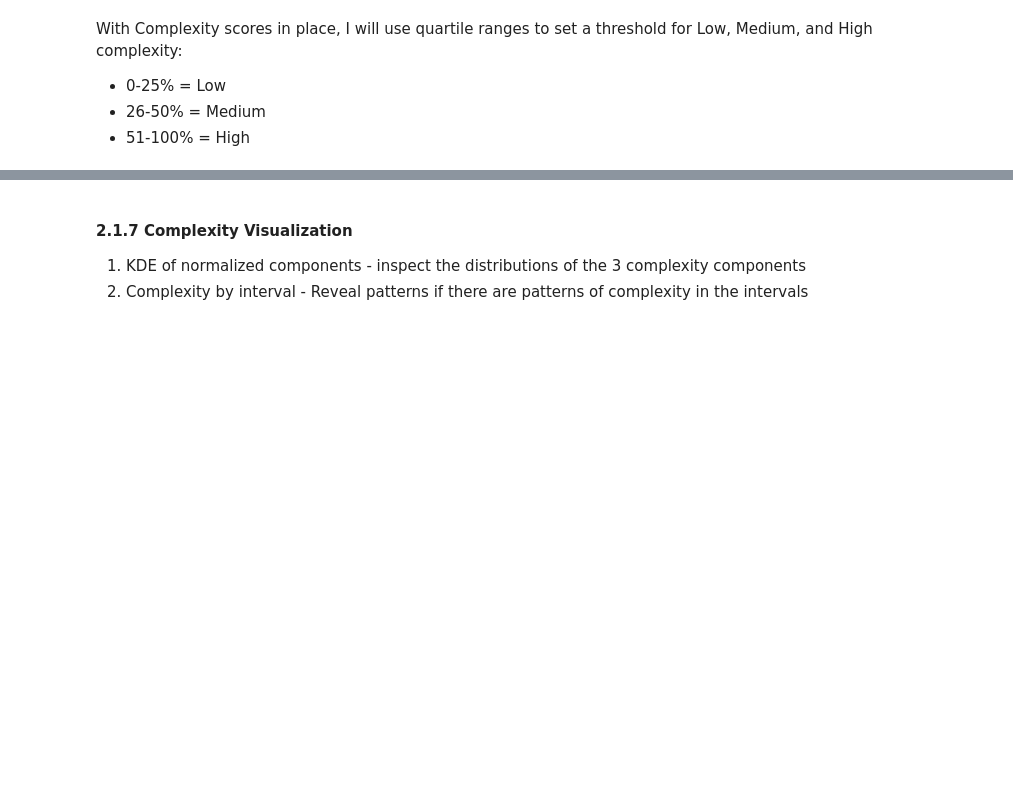
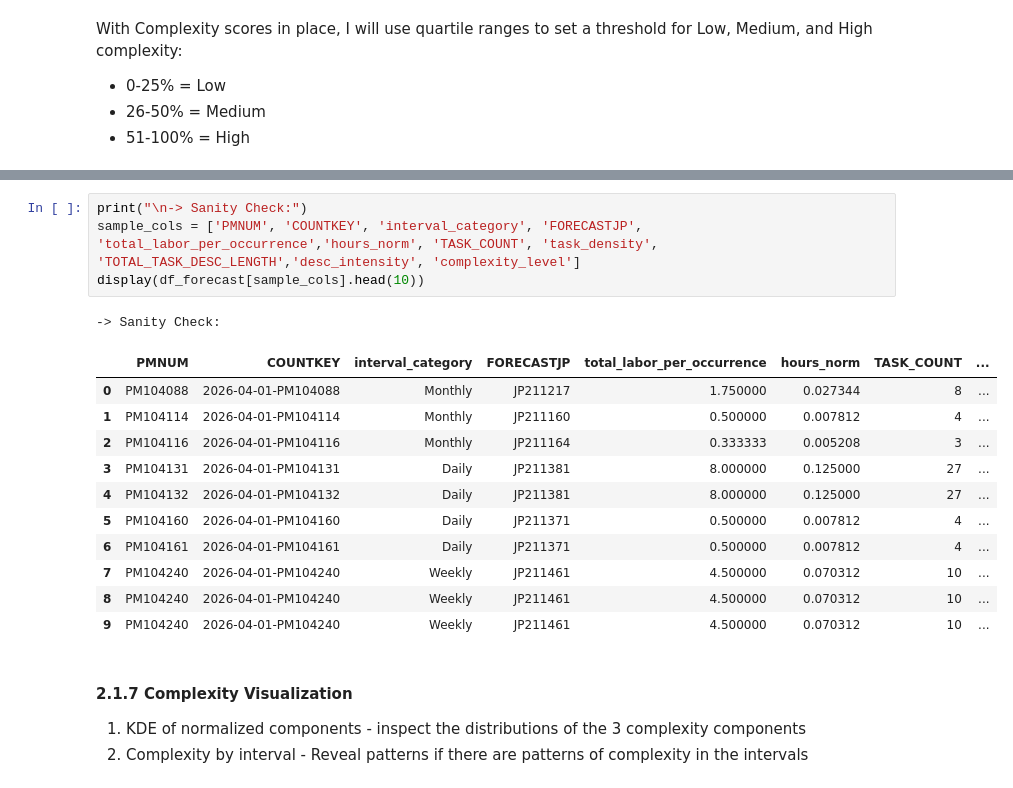
Before and after one commit to dev-festival/py4eda-project, a Jupyter notebook: notebooks/03_individual_exploration_mike.ipynb, the cells around one changed output, grey strips where cells are left out. Cells and saved outputs as stored; diff of their text form; blank space fills up the shorter version.

```diff
--- a/notebooks/03_individual_exploration_mike.ipynb
+++ b/notebooks/03_individual_exploration_mike.ipynb
@@ -542,3 +591,20 @@ display(df_forecast.head(3))
+# %%
+print("\n-> Sanity Check:")
+sample_cols = ['PMNUM', 'COUNTKEY', 'interval_category', 'FORECASTJP', 'total_labor_per_occurrence','hours_norm', 'TASK_COUNT', 'task_density', 'TOTAL_TASK_DESC_LENGTH','desc_intensity', 'complexity_level']
+display(df_forecast[sample_cols].head(10))
+# %% [output]
+-> Sanity Check:
+|  | PMNUM | COUNTKEY | interval_category | FORECASTJP | total_labor_per_occurrence | hours_norm | TASK_COUNT | ... |
+| 0 | PM104088 | 2026-04-01-PM104088 | Monthly | JP211217 | 1.750000 | 0.027344 | 8 | ... |
+| 1 | PM104114 | 2026-04-01-PM104114 | Monthly | JP211160 | 0.500000 | 0.007812 | 4 | ... |
+| 2 | PM104116 | 2026-04-01-PM104116 | Monthly | JP211164 | 0.333333 | 0.005208 | 3 | ... |
+| 3 | PM104131 | 2026-04-01-PM104131 | Daily | JP211381 | 8.000000 | 0.125000 | 27 | ... |
+| 4 | PM104132 | 2026-04-01-PM104132 | Daily | JP211381 | 8.000000 | 0.125000 | 27 | ... |
+| 5 | PM104160 | 2026-04-01-PM104160 | Daily | JP211371 | 0.500000 | 0.007812 | 4 | ... |
+| 6 | PM104161 | 2026-04-01-PM104161 | Daily | JP211371 | 0.500000 | 0.007812 | 4 | ... |
+| 7 | PM104240 | 2026-04-01-PM104240 | Weekly | JP211461 | 4.500000 | 0.070312 | 10 | ... |
+| 8 | PM104240 | 2026-04-01-PM104240 | Weekly | JP211461 | 4.500000 | 0.070312 | 10 | ... |
+| 9 | PM104240 | 2026-04-01-PM104240 | Weekly | JP211461 | 4.500000 | 0.070312 | 10 | ... |
 # %% [markdown]
 #### 2.1.7 Complexity Visualization
 
```
Also changed, not shown: parts of 8 cells of this notebook.
